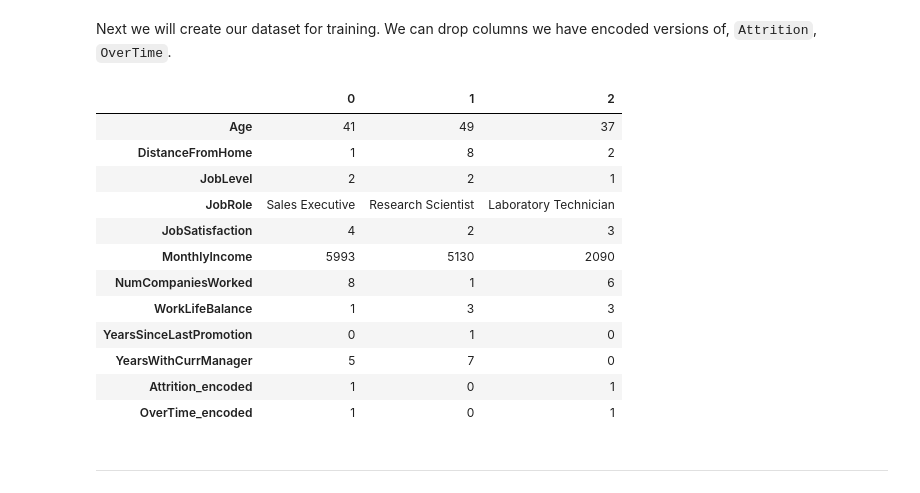
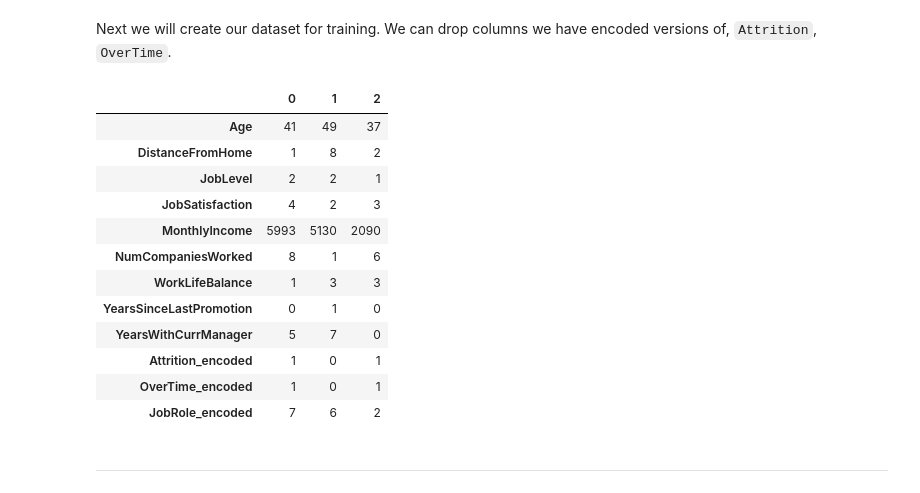
Before and after one commit to RanaAlaaTahon/employee-turnover-prediction, a Jupyter notebook: jupyter_notebooks/Modelling.ipynb, the cells around one changed output. Drawn from its saved outputs; the diff is of its cells as text; code cells hidden in the pictures.

```diff
--- a/jupyter_notebooks/Modelling.ipynb
+++ b/jupyter_notebooks/Modelling.ipynb
@@ -219,0 +222,7 @@ This gives a clearer ranking - we have two measures which seem to effectively ra
+# %%
+from sklearn.preprocessing import LabelEncoder
+
+le = LabelEncoder()
+
+df["JobRole_encoded"] = le.fit_transform(df["JobRole"])
+df[["JobRole_encoded"]].value_counts().sort_index()
@@ -223,14 +244,13 @@ This gives a clearer ranking - we have two measures which seem to effectively ra
 Next we will create our dataset for training. We can drop columns we have encoded versions of, `Attrition`, `OverTime`.
 # %%
 #create our dataset for training. We can drop columns we have encoded versions of, `Attrition`, `OverTime`
-df_model = df.drop(columns=['Attrition', 'OverTime'])
+df_model = df.drop(columns=['Attrition', 'OverTime', 'JobRole'])
 df_model.head(3).T
 # %% [output]
 |  | 0 | 1 | 2 |
 | Age | 41 | 49 | 37 |
 | DistanceFromHome | 1 | 8 | 2 |
 | JobLevel | 2 | 2 | 1 |
-| JobRole | Sales Executive | Research Scientist | Laboratory Technician |
 | JobSatisfaction | 4 | 2 | 3 |
 | MonthlyIncome | 5993 | 5130 | 2090 |
 | NumCompaniesWorked | 8 | 1 | 6 |
@@ -239,6 +259,7 @@ df_model.head(3).T
 | YearsWithCurrManager | 5 | 7 | 0 |
 | Attrition_encoded | 1 | 0 | 1 |
 | OverTime_encoded | 1 | 0 | 1 |
+| JobRole_encoded | 7 | 6 | 2 |
 # %% [markdown]
 ---
 # %% [markdown]
```
Also changed, not shown: parts of 35 cells of this notebook, 1 other file.
